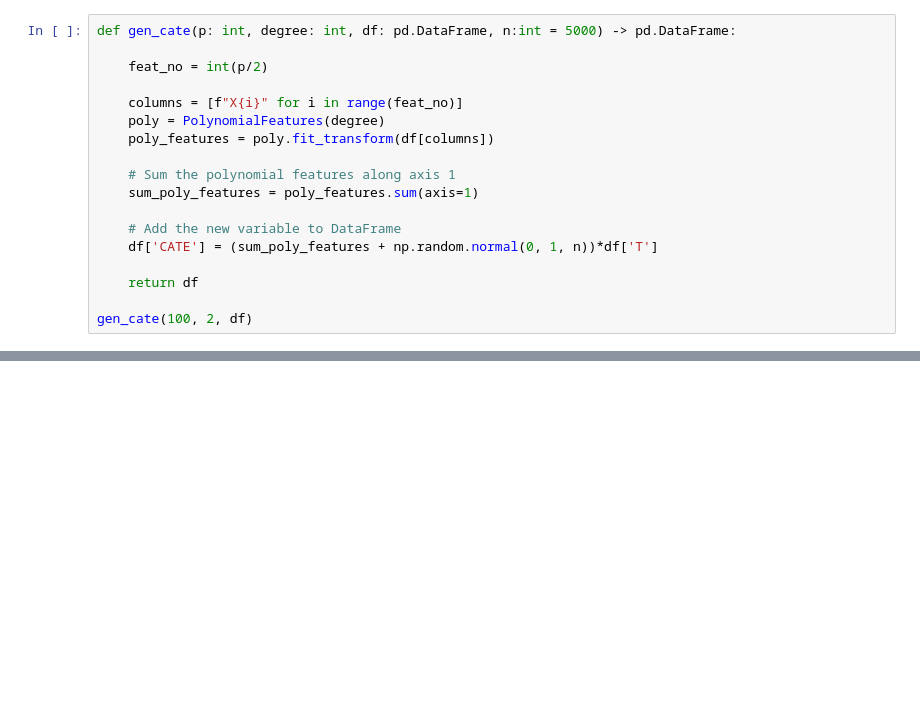
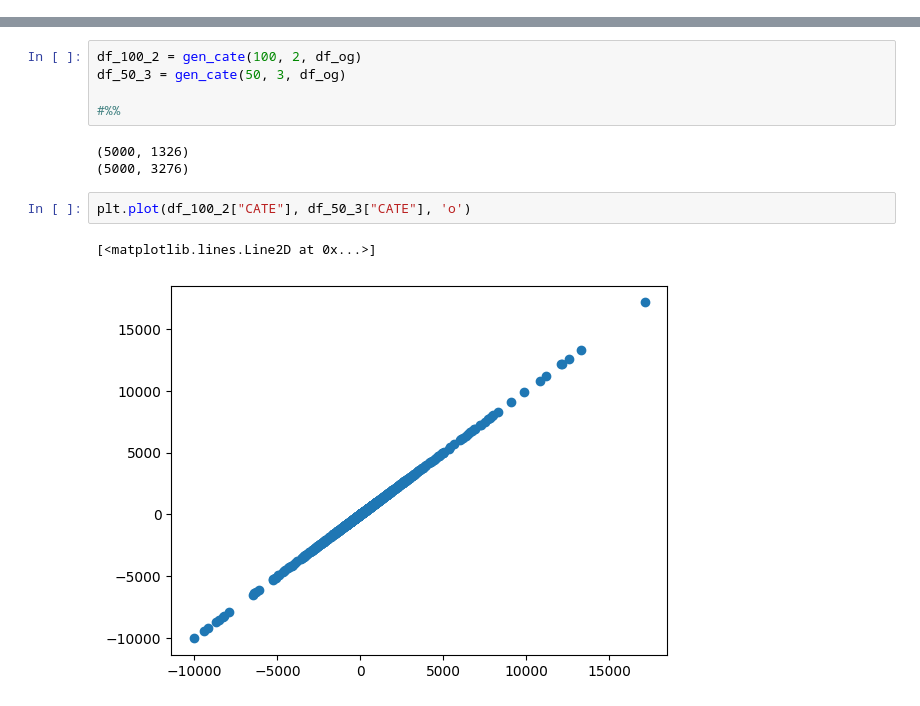
Before and after one commit to Jackbonkins/Heter_effects, a Jupyter notebook: Gen_Data.ipynb, the cells around one changed output, grey strips where cells are left out. Saved outputs shown, nothing was run; the diff lists cells and outputs as text; blank space fills up the shorter version.

```diff
--- a/Gen_Data.ipynb
+++ b/Gen_Data.ipynb
@@ -81,18 +9,0 @@ df
-# %%
-def gen_cate(p: int, degree: int, df: pd.DataFrame, n:int = 5000) -> pd.DataFrame:
-
-    feat_no = int(p/2)
-
-    columns = [f"X{i}" for i in range(feat_no)]
-    poly = PolynomialFeatures(degree)
-    poly_features = poly.fit_transform(df[columns])
-
-    # Sum the polynomial features along axis 1
-    sum_poly_features = poly_features.sum(axis=1)
-
-    # Add the new variable to DataFrame
-    df['CATE'] = (sum_poly_features + np.random.normal(0, 1, n))*df['T']
-
-    return df
-
-gen_cate(100, 2, df)
@@ -132,0 +51,13 @@ gen_outcome(df)
+# %%
+df_100_2 = gen_cate(100, 2, df_og)
+df_50_3 = gen_cate(50, 3, df_og)
+
+#%%
+# %% [output]
+(5000, 1326)
+(5000, 3276)
+# %%
+plt.plot(df_100_2["CATE"], df_50_3["CATE"], 'o')
+# %% [output]
+[<matplotlib.lines.Line2D at 0x...>]
+[figure, added]
```
Also changed, not shown: parts of 10 cells of this notebook, 5 other files.
